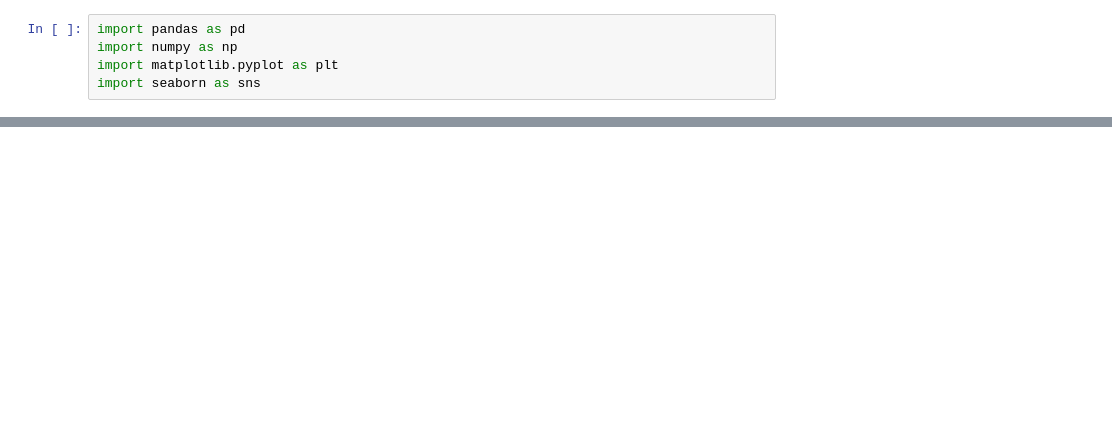
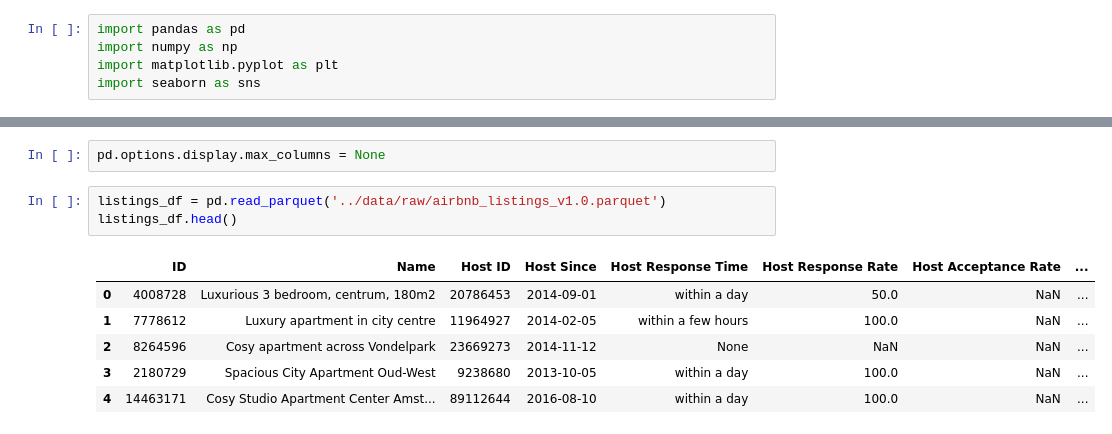
Before and after one commit to mahalrs/airbnb-autopilot, a Jupyter notebook: notebooks/data_exploration.ipynb, the cells around one changed output, grey strips where cells are left out. Saved outputs shown, nothing was run; the diff lists cells and outputs as text; blank space fills up the shorter version.

```diff
--- a/notebooks/data_exploration.ipynb
+++ b/notebooks/data_exploration.ipynb
@@ -149,0 +6,12 @@ Index(['16163330', '6846209', '6448745', '18139782', '12467112', '10661438',
+# %%
+pd.options.display.max_columns = None
+# %%
+listings_df = pd.read_parquet('../data/raw/airbnb_listings_v1.0.parquet')
+listings_df.head()
+# %% [output]
+|  | ID | Name | Host ID | Host Since | Host Response Time | Host Response Rate | Host Acceptance Rate | ... |
+| 0 | 4008728 | Luxurious 3 bedroom, centrum, 180m2 | 20786453 | 2014-09-01 | within a day | 50.0 | NaN | ... |
+| 1 | 7778612 | Luxury apartment in city centre | 11964927 | 2014-02-05 | within a few hours | 100.0 | NaN | ... |
+| 2 | 8264596 | Cosy apartment across Vondelpark | 23669273 | 2014-11-12 | None | NaN | NaN | ... |
+| 3 | 2180729 | Spacious City Apartment Oud-West | 9238680 | 2013-10-05 | within a day | 100.0 | NaN | ... |
+| 4 | 14463171 | Cosy Studio Apartment Center Amst... | 89112644 | 2016-08-10 | within a day | 100.0 | NaN | ... |
```
Also changed, not shown: parts of 34 cells of this notebook.
